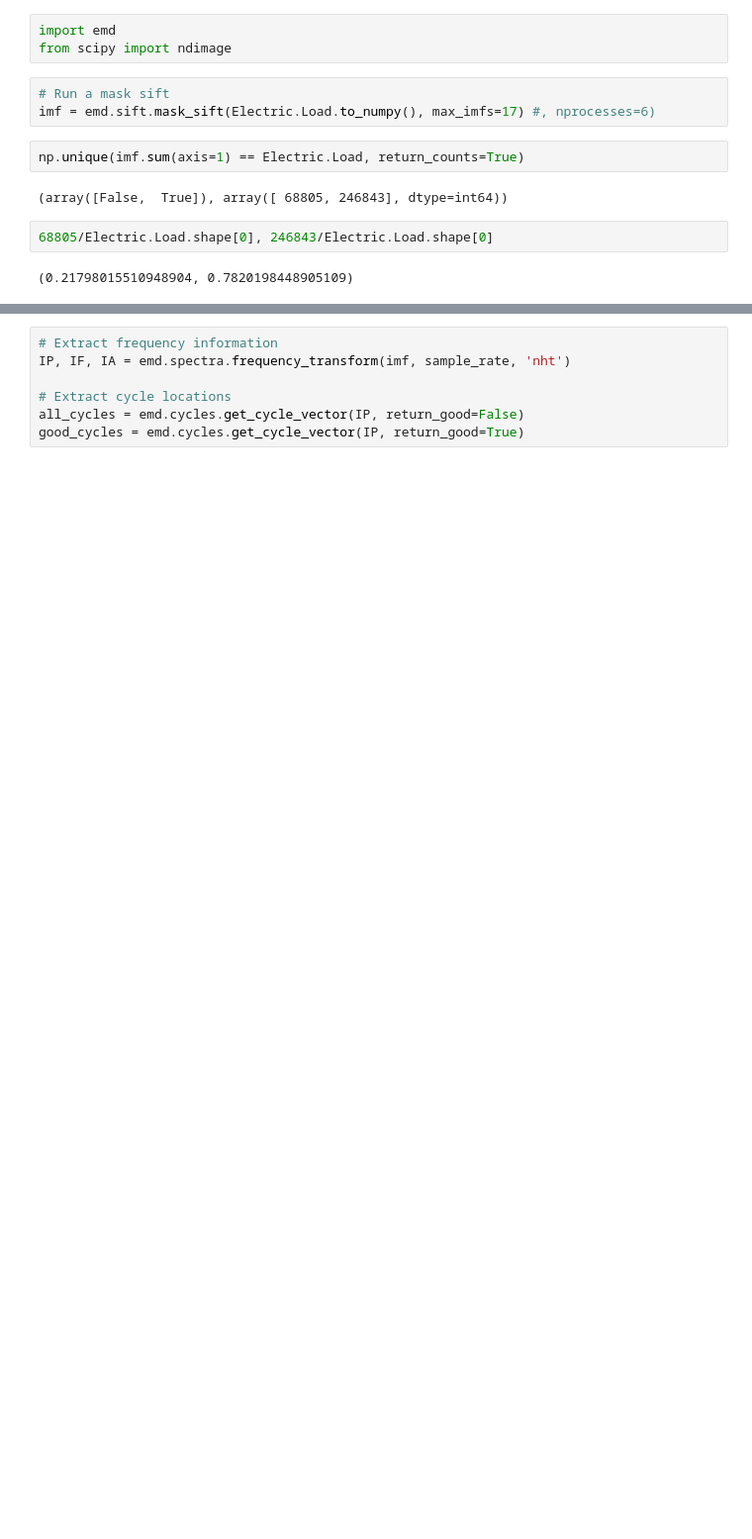
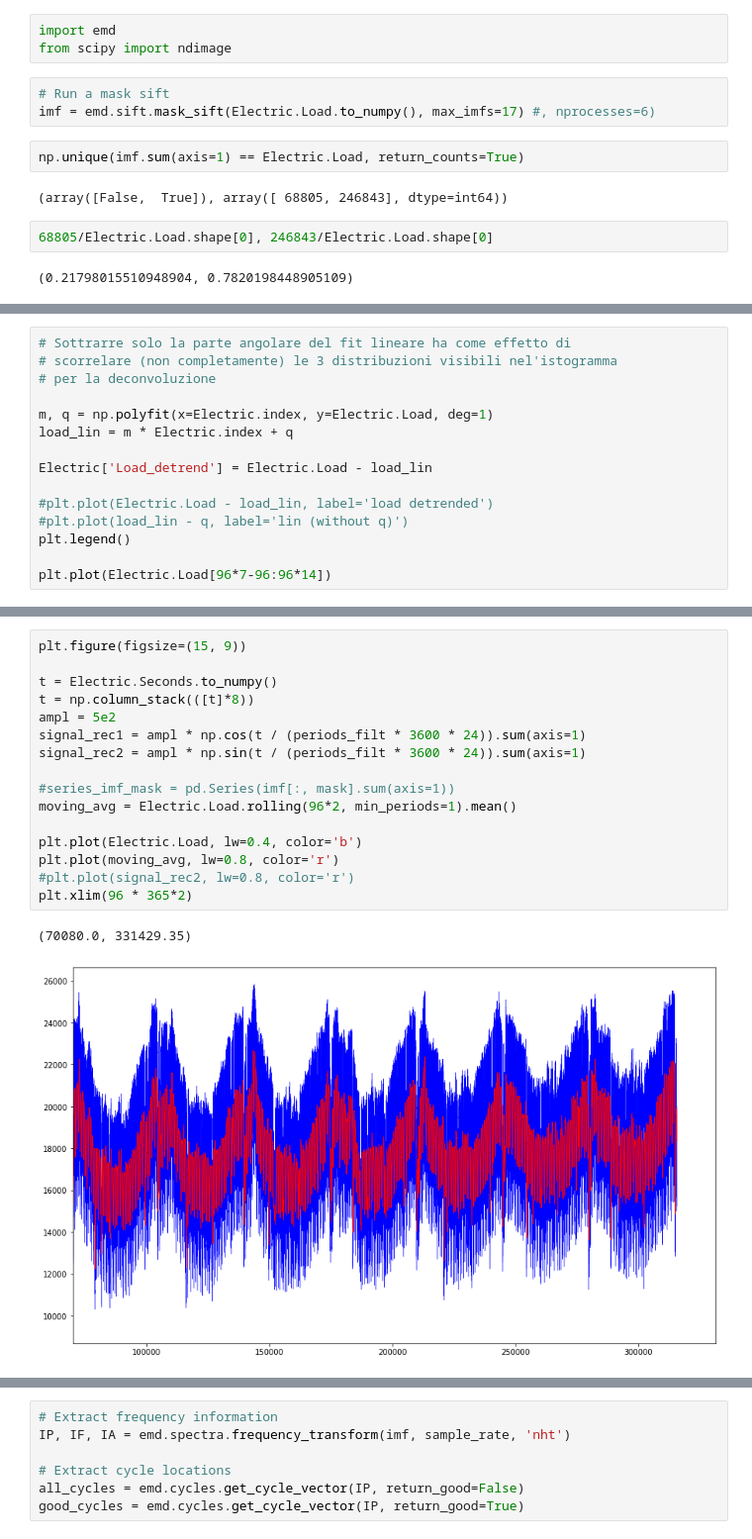
Before and after one commit to Nuelam9/Report-2, a Jupyter notebook: src/fuorier - week-prova.ipynb, the cells around one changed output, grey strips where cells are left out. Shown: that part at 99% size. Saved outputs shown, nothing was run; the diff lists cells and outputs as text; blank space fills up the shorter version.

```diff
--- a/src/fuorier - week-prova.ipynb
+++ b/src/fuorier - week-prova.ipynb
@@ -47,0 +41,15 @@ plt.plot(imf.sum(axis=1), alpha=0.5)
+# %%
+# Sottrarre solo la parte angolare del fit lineare ha come effetto di
+# scorrelare (non completamente) le 3 distribuzioni visibili nel'istogramma
+# per la deconvoluzione
+
+m, q = np.polyfit(x=Electric.index, y=Electric.Load, deg=1)
+load_lin = m * Electric.index + q
+
+Electric['Load_detrend'] = Electric.Load - load_lin
+
+#plt.plot(Electric.Load - load_lin, label='load detrended')
+#plt.plot(load_lin - q, label='lin (without q)')
+plt.legend()
+
+plt.plot(Electric.Load[96*7-96:96*14])
@@ -48,3 +60,22 @@ plt.plot(imf.sum(axis=1), alpha=0.5)
+# %%
+plt.figure(figsize=(15, 9))
+
+t = Electric.Seconds.to_numpy()
+t = np.column_stack(([t]*8))
+ampl = 5e2
+signal_rec1 = ampl * np.cos(t / (periods_filt * 3600 * 24)).sum(axis=1)
+signal_rec2 = ampl * np.sin(t / (periods_filt * 3600 * 24)).sum(axis=1)
+
+#series_imf_mask = pd.Series(imf[:, mask].sum(axis=1))
+moving_avg = Electric.Load.rolling(96*2, min_periods=1).mean()
+
+plt.plot(Electric.Load, lw=0.4, color='b')
+plt.plot(moving_avg, lw=0.8, color='r')
+#plt.plot(signal_rec2, lw=0.8, color='r')
+plt.xlim(96 * 365*2)
+# %% [output]
+(70080.0, 331429.35)
+[figure, added]
 # %%
 # Visualise the IMFs
 sample_rate = 2048*1
```
Also changed, not shown: parts of 21 cells of this notebook.
